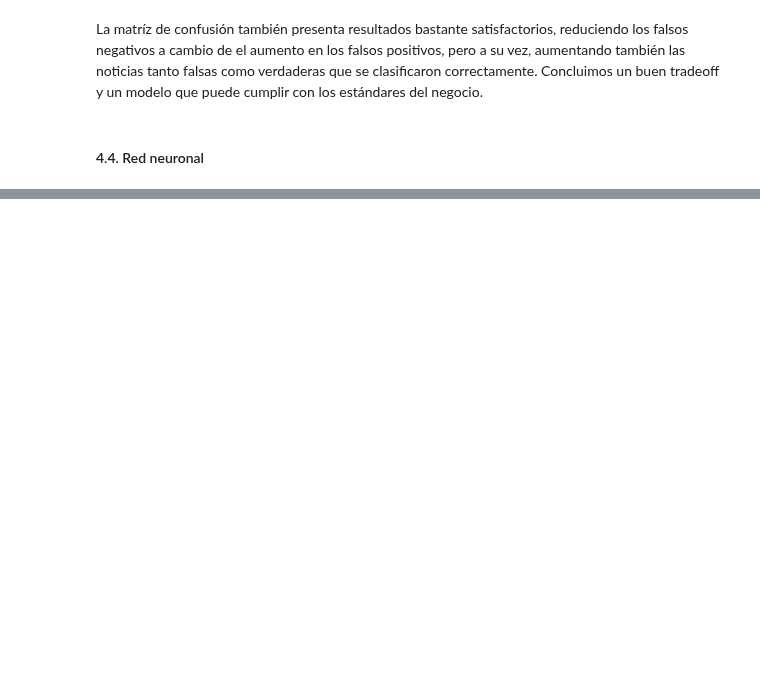
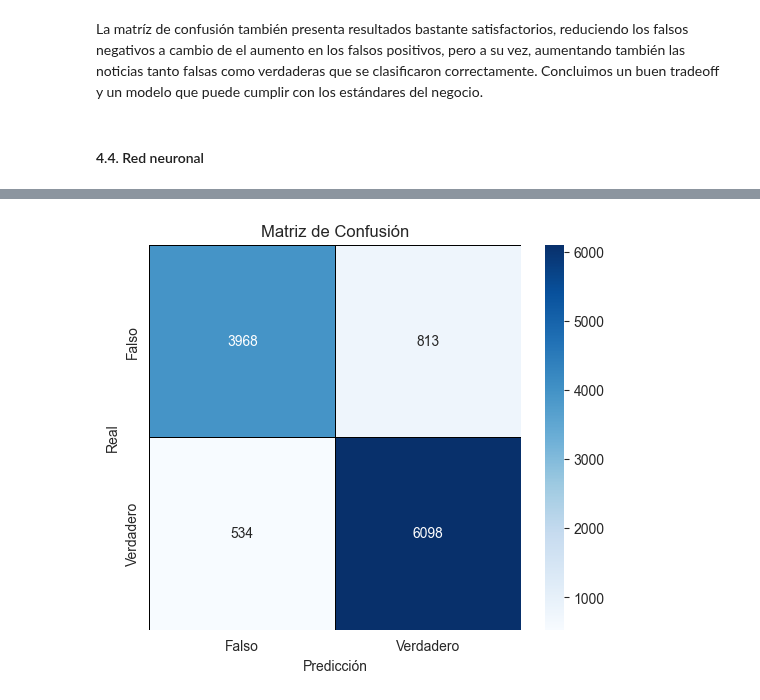
Before and after one commit to scasasbuenas/BI-Proyectos, a Jupyter notebook: proyecto1/desarrolloLab.ipynb, the cells around one changed output, grey strips where cells are left out. Cells and saved outputs as stored; diff of their text form; code cells hidden in the pictures; blank space fills up the shorter version.

```diff
--- a/proyecto1/desarrolloLab.ipynb
+++ b/proyecto1/desarrolloLab.ipynb
@@ -509,0 +557,14 @@ print(f"\nExactitud del modelo: {accuracy_nn:.4f}")
+# %%
+
+def plot_confusion_matrix(conf_matrix, labels=['Falso', 'Verdadero']):
+    plt.figure(figsize=(6, 5))
+    sns.heatmap(conf_matrix, annot=True, fmt='d', cmap='Blues', xticklabels=labels, yticklabels=labels, linewidths=0.5, linecolor='black')
+
+    plt.xlabel('Predicción')
+    plt.ylabel('Real')
+    plt.title('Matriz de Confusión')
+    plt.show()
+
+plot_confusion_matrix(conf_matrix_nn)
+# %% [output]
+[figure, added]
```
Also changed, not shown: parts of 25 cells of this notebook.
